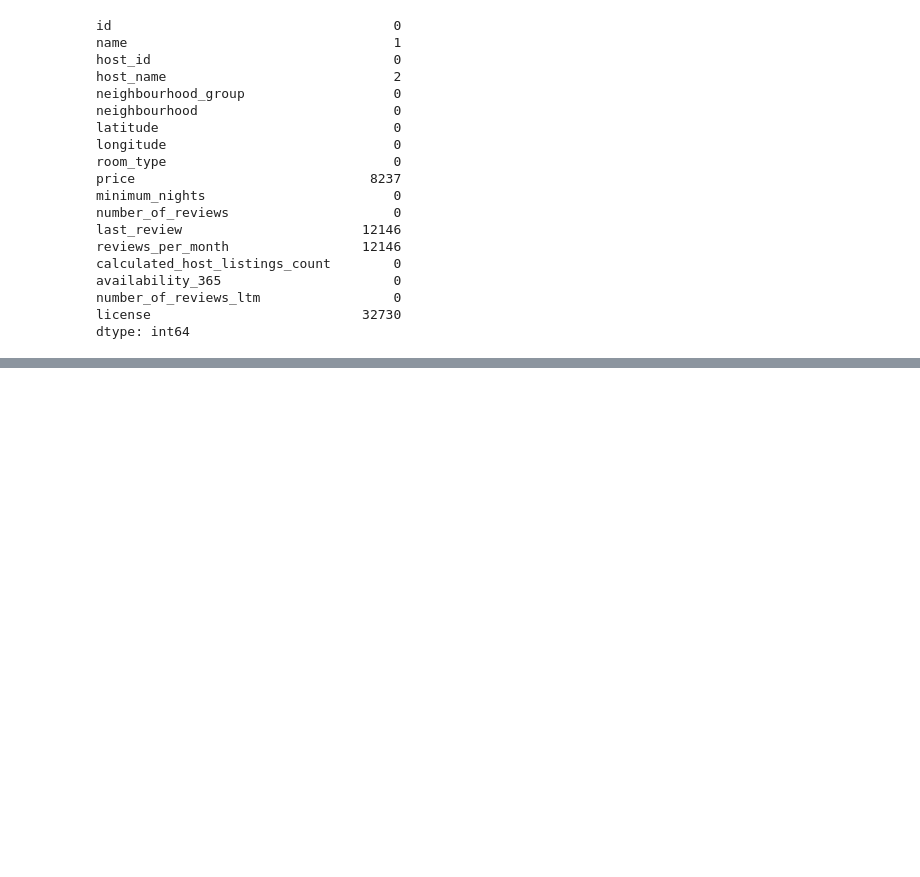
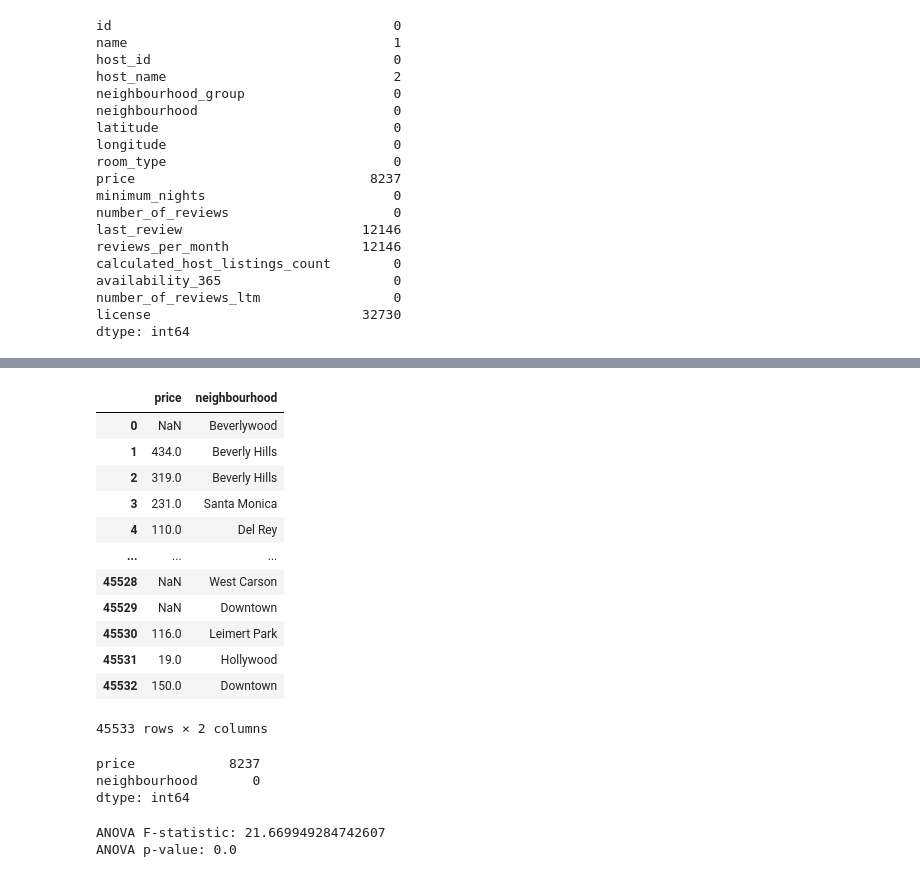
Before and after one commit to siddiq22/AirBnbLA, a Jupyter notebook: AirBnb.ipynb, the cells around one changed output, grey strips where cells are left out. Cells and saved outputs as stored; diff of their text form; code cells hidden in the pictures; blank space fills up the shorter version.

```diff
--- a/AirBnb.ipynb
+++ b/AirBnb.ipynb
@@ -81,0 +126,23 @@ df.drop(['last_review', 'host_name', 'number_of_reviews_ltm', 'license'], axis=1
+# %%
+df_subset = df[['price', 'neighbourhood']]
+df_subset
+# %% [output]
+|  | price | neighbourhood |
+| 0 | NaN | Beverlywood |
+| 1 | 434.0 | Beverly Hills |
+| 2 | 319.0 | Beverly Hills |
+| 3 | 231.0 | Santa Monica |
+| 4 | 110.0 | Del Rey |
+| ... | ... | ... |
+| 45528 | NaN | West Carson |
+| 45529 | NaN | Downtown |
+| 45530 | 116.0 | Leimert Park |
+| 45531 | 19.0 | Hollywood |
+| 45532 | 150.0 | Downtown |
+45533 rows × 2 columns
+# %%
+df_subset.isnull().sum()
+# %% [output]
+price            8237
+neighbourhood       0
+dtype: int64
@@ -81,0 +151,10 @@ df.drop(['last_review', 'host_name', 'number_of_reviews_ltm', 'license'], axis=1
+# %%
+import scipy.stats as stats
+
+f_stat, p_value = stats.f_oneway(*(df_subset[df_subset['neighbourhood'] == neighbourhood]['price'].dropna() for neighbourhood in df_subset['neighbourhood'].unique()))
+
+print(f"ANOVA F-statistic: {f_stat}")
+print(f"ANOVA p-value: {p_value}")
+# %% [output]
+ANOVA F-statistic: 21.669949284742607
+ANOVA p-value: 0.0
```
Also changed, not shown: parts of 9 cells of this notebook.
